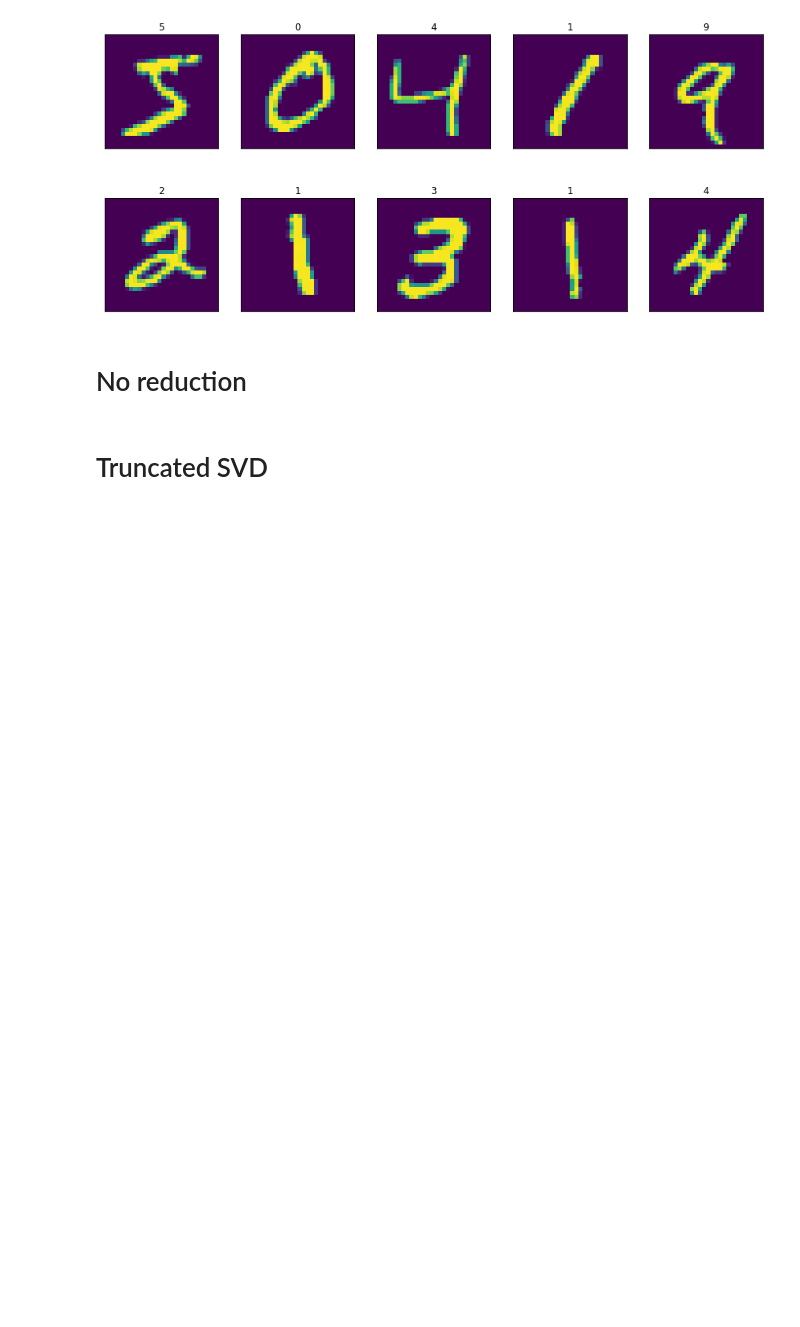
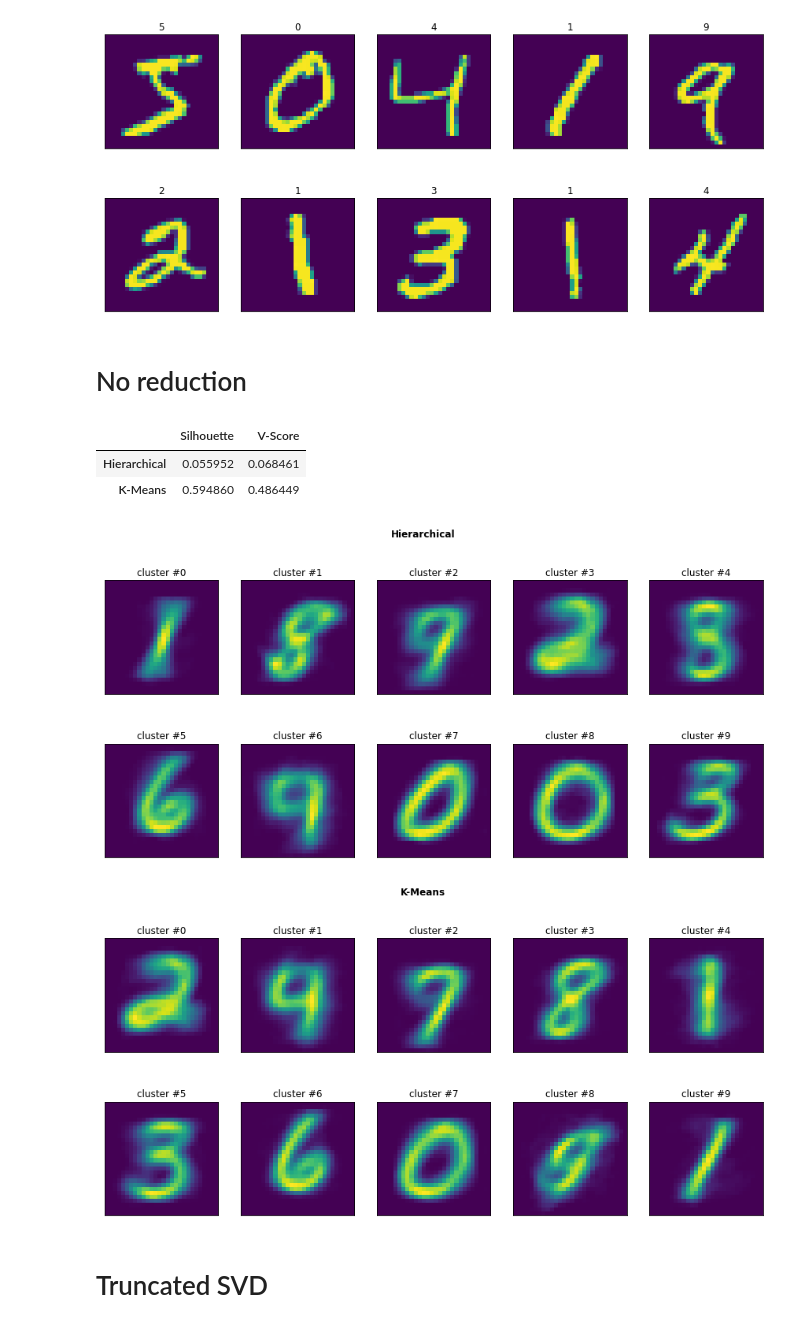
Before and after one commit to zappaz00/8_clustering, a Jupyter notebook: clustering.ipynb, the cells around one changed output. Drawn from its saved outputs; the diff is of its cells as text; code cells hidden in the pictures; blank space fills up the shorter version.

```diff
--- a/clustering.ipynb
+++ b/clustering.ipynb
@@ -522,35 +524,54 @@ for im_ctr in range(10):
 # %% [output]
 [figure]
 # %%
-def print_cluster_results(X, X_red, y ):
+def print_cluster_results(X_in, X_red_in, y_in):
+    # Create models
     hierarchical_model = AgglomerativeClustering(n_clusters=10)
     kmeans_model = KMeans(n_clusters=10)
 
-    hierarchical_labels = hierarchical_model.fit_predict(X_red)
-    kmeans_labels = kmeans_model.fit_predict(X_red)
+    # Fit
+    hierarchical_labels = hierarchical_model.fit_predict(X_red_in)
+    kmeans_labels = kmeans_model.fit_predict(X_red_in)
 
-    hierarchical_centers = np.zeros((hierarchical_model.n_clusters_, X_red.shape[1]))
+    # Draw clustering centers
+    hierarchical_centers = np.zeros((hierarchical_model.n_clusters_, X_in.shape[1]))
     for k in range(hierarchical_model.n_clusters_):
-        hierarchical_centers[k, :] = np.mean(X_red[hierarchical_labels==k], axis=0)
+        hierarchical_centers[k, :] = np.mean(X_in[hierarchical_labels==k], axis=0)
 
-    plt.figure(2)
-    draw_centers_of_clusters(hierarchical_centers)
+    # Draw clustering centers
+    kmeans_centers = np.zeros((len(kmeans_model.cluster_centers_), X_in.shape[1]))
+    for k in range(len(kmeans_model.cluster_centers_)):
+        kmeans_centers[k, :] = np.mean(X_in[kmeans_labels==k], axis=0)
+
+    draw_centers_of_clusters(hierarchical_centers);
     plt.suptitle('Hierarchical', fontweight='bold');
 
-    plt.figure(3)
-    draw_centers_of_clusters(kmeans_model.cluster_centers_)
+    draw_centers_of_clusters(kmeans_centers);
     plt.suptitle('K-Means', fontweight='bold');
 
+    # Print scores
     scores = np.zeros(shape=(2, 2))
-    scores[0, 0] = silhouette_score(X, hierarchical_labels)
-    scores[0, 1] = silhouette_score(X, kmeans_labels)
-    scores[1, 0] = calculate_v_measure(y, hierarchical_labels)
-    scores[1, 1] = calculate_v_measure(y, kmeans_labels)
+    scores[0, 0] = silhouette_score(X_in, hierarchical_labels)
+    scores[0, 1] = silhouette_score(X_in, kmeans_labels)
+    scores[1, 0] = calculate_v_measure(y_in, hierarchical_labels)
+    scores[1, 1] = calculate_v_measure(y_in, kmeans_labels)
 
-    pd.DataFrame(data=scores, columns=['Silhouette', 'V-Score'], index=['Hierarchical', 'K-Means'])
+    pd_scores = pd.DataFrame(data=scores, columns=['Silhouette', 'V-Score'], index=['Hierarchical', 'K-Means'])
+    display(pd_scores)
+# %%
+X_test = np.array(X)
+X_test = X_test[0:2000, :]
+y_test = np.array(y)
+y_test = y_test[0:2000].astype(np.int32)
 # %% [markdown]
 # No reduction
 # %%
-# print_cluster_results(np.array(X), np.array(X), y)
+print_cluster_results(np.array(X_test), np.array(X_test), y_test)
+# %% [output]
+|  | Silhouette | V-Score |
+| Hierarchical | 0.055952 | 0.068461 |
+| K-Means | 0.594860 | 0.486449 |
+[figure, added]
+[figure, added]
 # %% [markdown]
 # Truncated SVD
```
Also changed, not shown: parts of 14 cells of this notebook.
